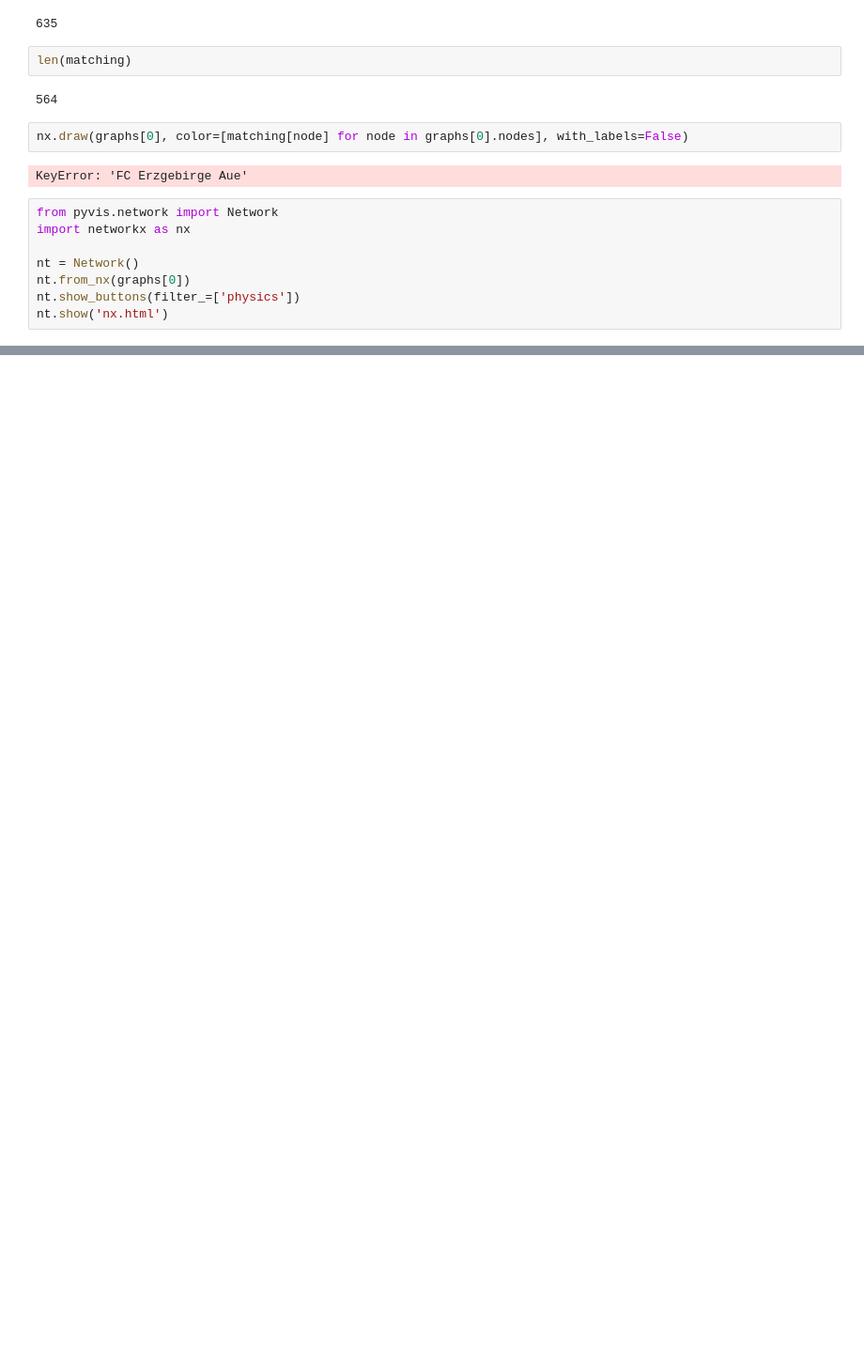
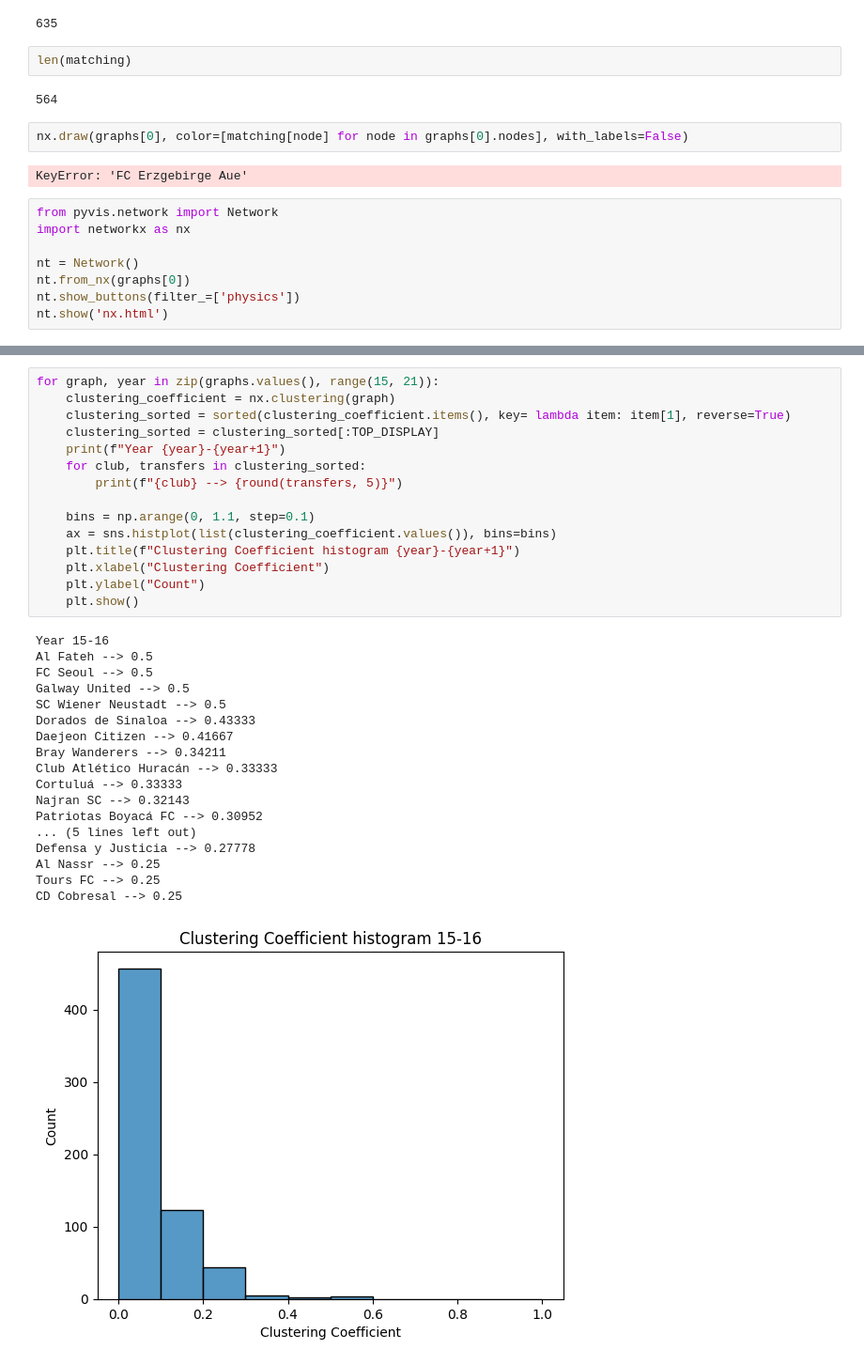
Before and after one commit to chrisgal77/PFPGA, a Jupyter notebook: lab4.ipynb, the cells around one changed output, grey strips where cells are left out. Shown at 94% size. Saved outputs shown, nothing was run; the diff lists cells and outputs as text; blank space fills up the shorter version.

```diff
--- a/lab4.ipynb
+++ b/lab4.ipynb
@@ -128,0 +498,34 @@ nt.show('nx.html')
+# %%
+for graph, year in zip(graphs.values(), range(15, 21)):
+    clustering_coefficient = nx.clustering(graph)
+    clustering_sorted = sorted(clustering_coefficient.items(), key= lambda item: item[1], reverse=True)
+    clustering_sorted = clustering_sorted[:TOP_DISPLAY]
+    print(f"Year {year}-{year+1}")
+    for club, transfers in clustering_sorted:
+        print(f"{club} --> {round(transfers, 5)}")
+
+    bins = np.arange(0, 1.1, step=0.1)
+    ax = sns.histplot(list(clustering_coefficient.values()), bins=bins)
+    plt.title(f"Clustering Coefficient histogram {year}-{year+1}")
+    plt.xlabel("Clustering Coefficient")
+    plt.ylabel("Count")
+    plt.show()
+# %% [output]
+Year 15-16
+Al Fateh --> 0.5
+FC Seoul --> 0.5
+Galway United --> 0.5
+SC Wiener Neustadt --> 0.5
+Dorados de Sinaloa --> 0.43333
+Daejeon Citizen --> 0.41667
+Bray Wanderers --> 0.34211
+Club Atlético Huracán --> 0.33333
+Cortuluá --> 0.33333
+Najran SC --> 0.32143
+Patriotas Boyacá FC --> 0.30952
+... (5 lines left out)
+Defensa y Justicia --> 0.27778
+Al Nassr --> 0.25
+Tours FC --> 0.25
+CD Cobresal --> 0.25
+[figure, added]
```
Also changed, not shown: parts of 10 cells of this notebook.
